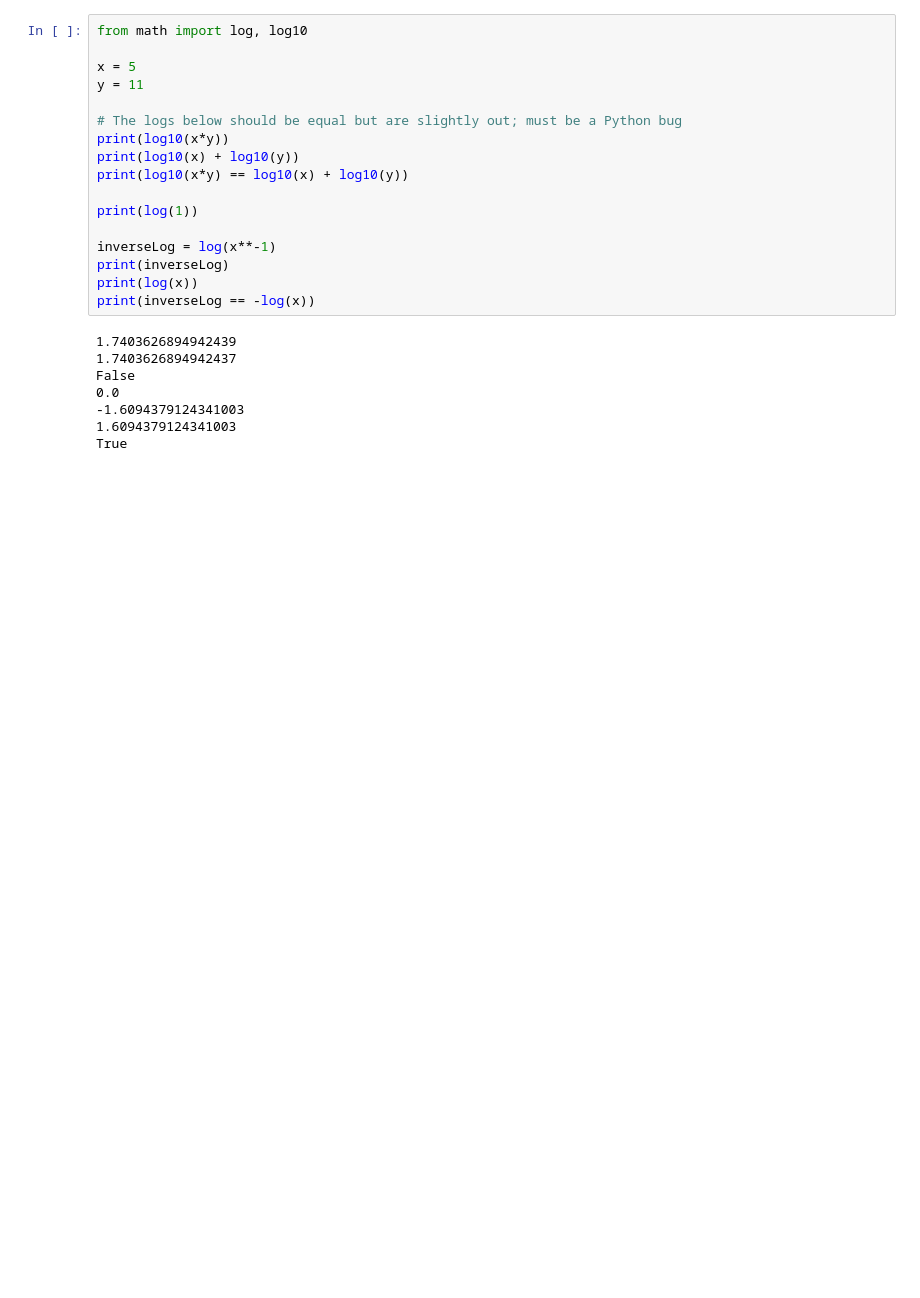
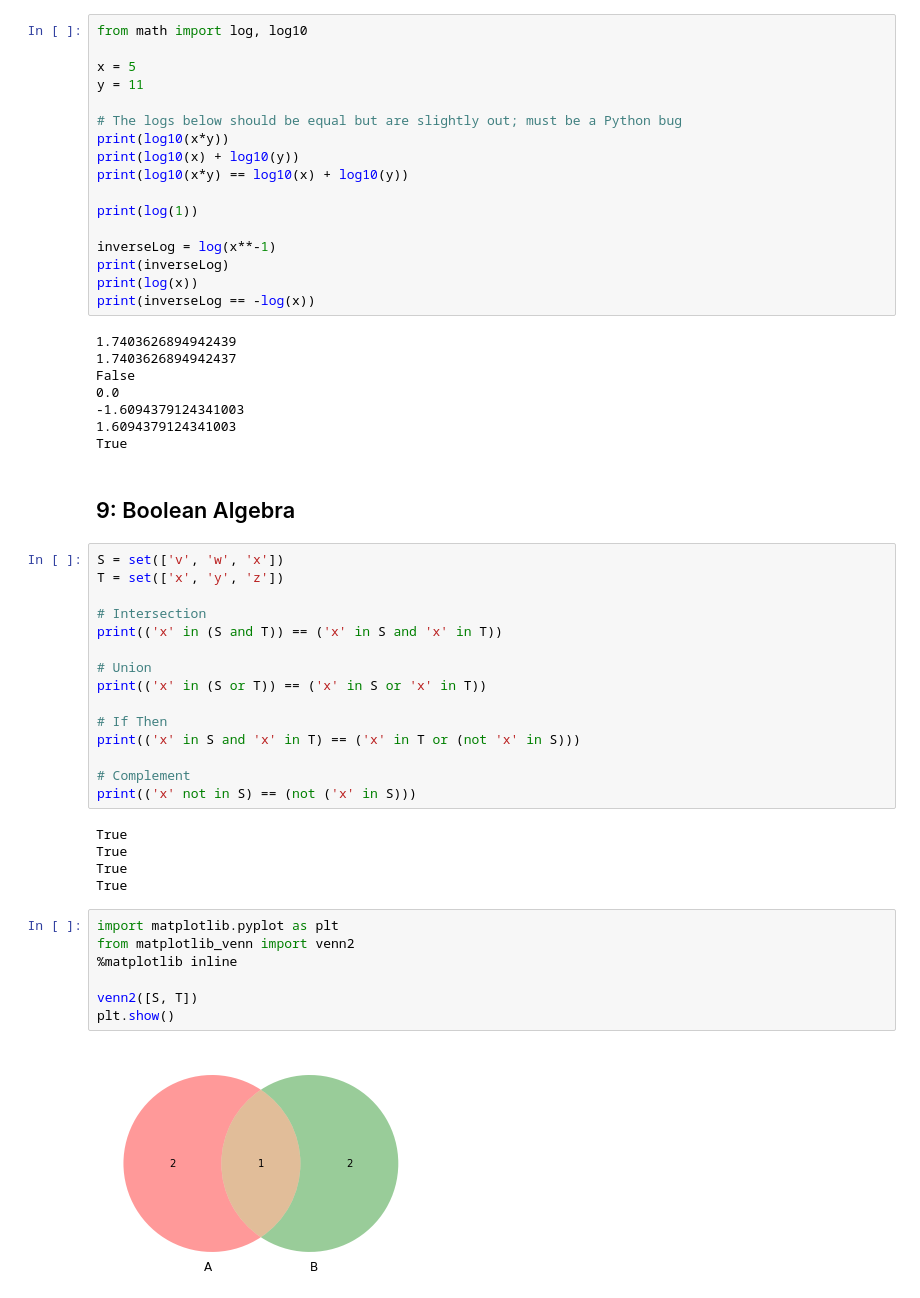
Before and after one commit to James-G-Hill/Sympy-Companion-to-Mathematics-Form-and-Function, a Jupyter notebook: Chapter 1.ipynb, the cells around one changed output. Drawn from its saved outputs; the diff is of its cells as text; blank space fills up the shorter version.

```diff
--- a/Chapter 1.ipynb
+++ b/Chapter 1.ipynb
@@ -602,3 +602,34 @@ False
 -1.6094379124341003
 1.6094379124341003
 True
+# %% [markdown]
+## 9: Boolean Algebra
+# %%
+S = set(['v', 'w', 'x'])
+T = set(['x', 'y', 'z'])
+
+# Intersection
+print(('x' in (S and T)) == ('x' in S and 'x' in T))
+
+# Union
+print(('x' in (S or T)) == ('x' in S or 'x' in T))
+
+# If Then
+print(('x' in S and 'x' in T) == ('x' in T or (not 'x' in S)))
+
+# Complement
+print(('x' not in S) == (not ('x' in S)))
+# %% [output]
+True
+True
+True
+True
+# %%
+import matplotlib.pyplot as plt
+from matplotlib_venn import venn2
+%matplotlib inline
+
+venn2([S, T])
+plt.show()
+# %% [output]
+[figure, added]
```
Also changed, not shown: parts of 2 cells of this notebook.
